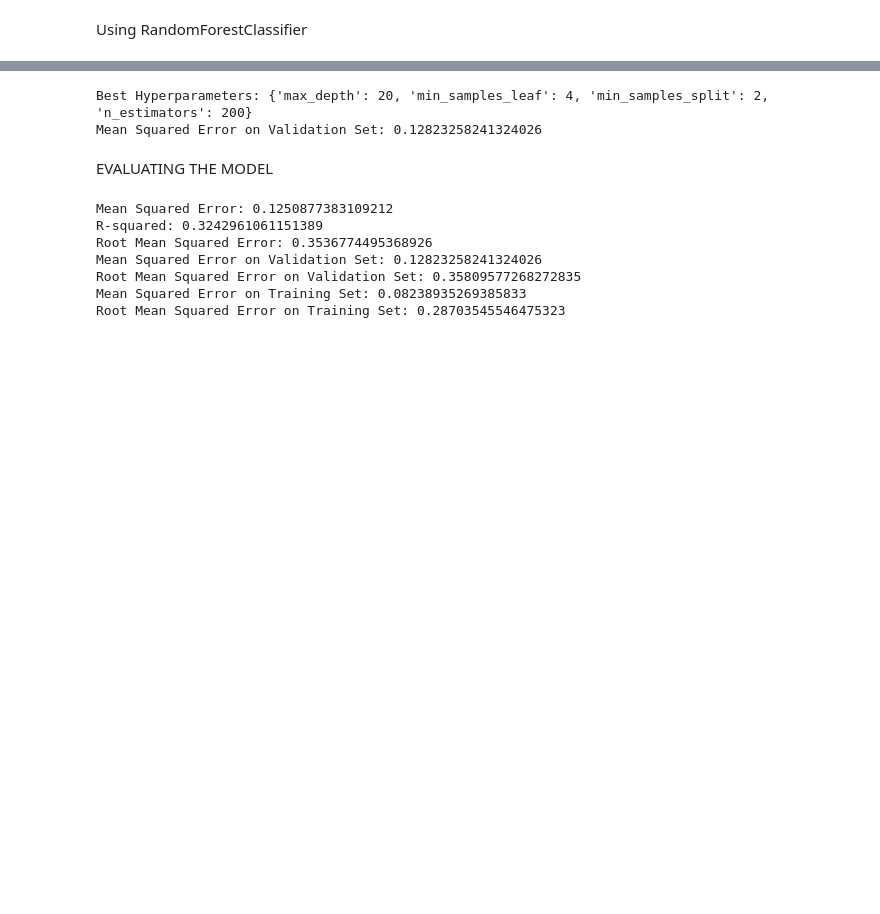
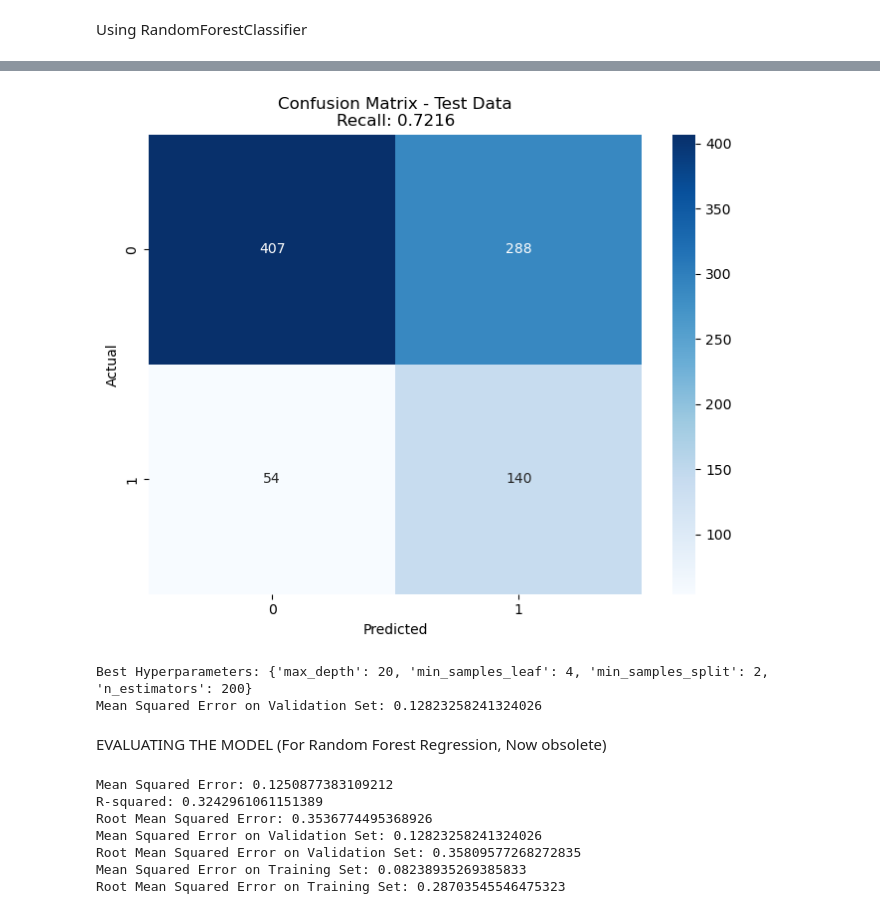
Before and after one commit to sallyfons/MLEE, a Jupyter notebook: eq_prediction.ipynb, the cells around one changed output, grey strips where cells are left out. Drawn from its saved outputs; the diff is of its cells as text; code cells hidden in the pictures; blank space fills up the shorter version.

```diff
--- a/eq_prediction.ipynb
+++ b/eq_prediction.ipynb
@@ -536,0 +518,72 @@ ModuleNotFoundError: No module named 'tensorflow'
+# %%
+from tensorflow.keras.models import Sequential
+from tensorflow.keras.layers import Conv1D, MaxPooling1D, Flatten, Dense, Dropout, BatchNormalization
+from tensorflow.keras.optimizers import Adam
+from tensorflow.keras.callbacks import EarlyStopping
+from sklearn.utils.class_weight import compute_class_weight
+from sklearn.metrics import confusion_matrix, recall_score, f1_score
+import matplotlib.pyplot as plt
+import seaborn as sns
+
+# Reshape input data for 1D CNN
+X_train_cnn = X_train.reshape((X_train.shape[0], X_train.shape[1], 1))
+X_val_cnn = X_val.reshape((X_val.shape[0], X_val.shape[1], 1))
+X_test_cnn = X_test.reshape((X_test.shape[0], X_test.shape[1], 1))
+
+# Define the 1D CNN model
+model = Sequential()
+model.add(Conv1D(64, kernel_size=3, activation='relu', input_shape=(11, 1)))
+model.add(BatchNormalization())
+model.add(MaxPooling1D(pool_size=2))
+model.add(Dropout(0.5))
+model.add(Flatten())
+model.add(Dense(64, activation='relu'))
+model.add(BatchNormalization())
+model.add(Dropout(0.5))
+model.add(Dense(1, activation='sigmoid'))
+
+# Compile the model
+model.compile(optimizer=Adam(learning_rate=0.01), loss='binary_crossentropy', metrics=['accuracy'])
+
+# Compute class weights
+class_weights = compute_class_weight('balanced', classes=np.unique(y_train), y=y_train)
+class_weights_dict = dict(enumerate(class_weights))
+
+# Define early stopping
+early_stopping = EarlyStopping(monitor='val_loss', patience=10, restore_best_weights=True)
+
+# Train the model with early stopping
+history = model.fit(X_train_cnn, y_train, class_weight=class_weights_dict,
+                    validation_data=(X_val_cnn, y_val), epochs=50, batch_size=32,
+                    callbacks=[early_stopping])
+
+# Evaluate the model on the test set
+loss, accuracy = model.evaluate(X_test_cnn, y_test)
+print("Test Loss:", loss)
+print("Test Accuracy:", accuracy)
+
+# Make predictions on the test set
+y_test_pred_probs = model.predict(X_test_cnn)
+
+# Get the predicted classes
+y_test_pred = (y_test_pred_probs > 0.5).astype(int)
+
+# Calculate the confusion matrix
+cm = confusion_matrix(y_test, y_test_pred)
+
+# Calculate recall
+recall = recall_score(y_test, y_test_pred)
+print('Recall:', recall)
+
+# Calculate F1 score
+f1 = f1_score(y_test, y_test_pred)
+print('F1 score:', f1)
+
+# Plot the confusion matrix
+plt.figure(figsize=(8, 6))
+sns.heatmap(cm, annot=True, cmap='Blues', fmt='g')
+plt.xlabel('Predicted')
+plt.ylabel('Actual')
+plt.title(f'Confusion Matrix - Test Data\nRecall: {recall:.4f}')
+plt.show()
+# %% [output]
@@ -537,3 +607,4 @@ ModuleNotFoundError: No module named 'tensorflow'
+[figure, added]
 # %%
 # Define predictors
 X = data[['latitude', 'longitude', 'depth', 'date_num']]
@@ -604,7 +675,7 @@ Mean Squared Error on Validation Set: 0.12823258241324026
 #Test the model and make the predictions
 y_pred = best_rf_model.predict(X_test)
 # %% [markdown]
-EVALUATING THE MODEL
+EVALUATING THE MODEL (For Random Forest Regression, Now obsolete)
 # %%
 # Calculate the mean squared error
 mse = mean_squared_error(y_test, y_pred)
```
Also changed, not shown: parts of 13 cells of this notebook, 1 other file.
